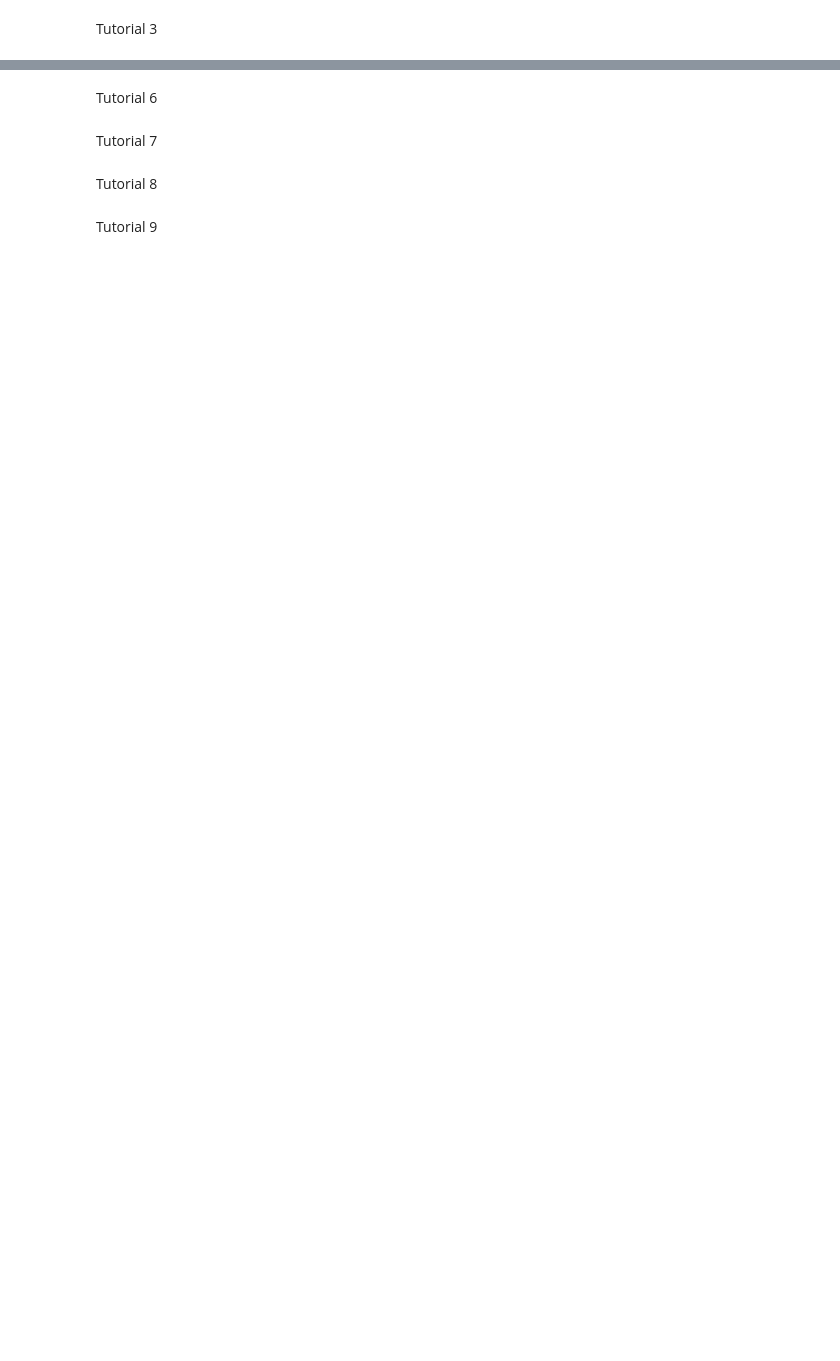
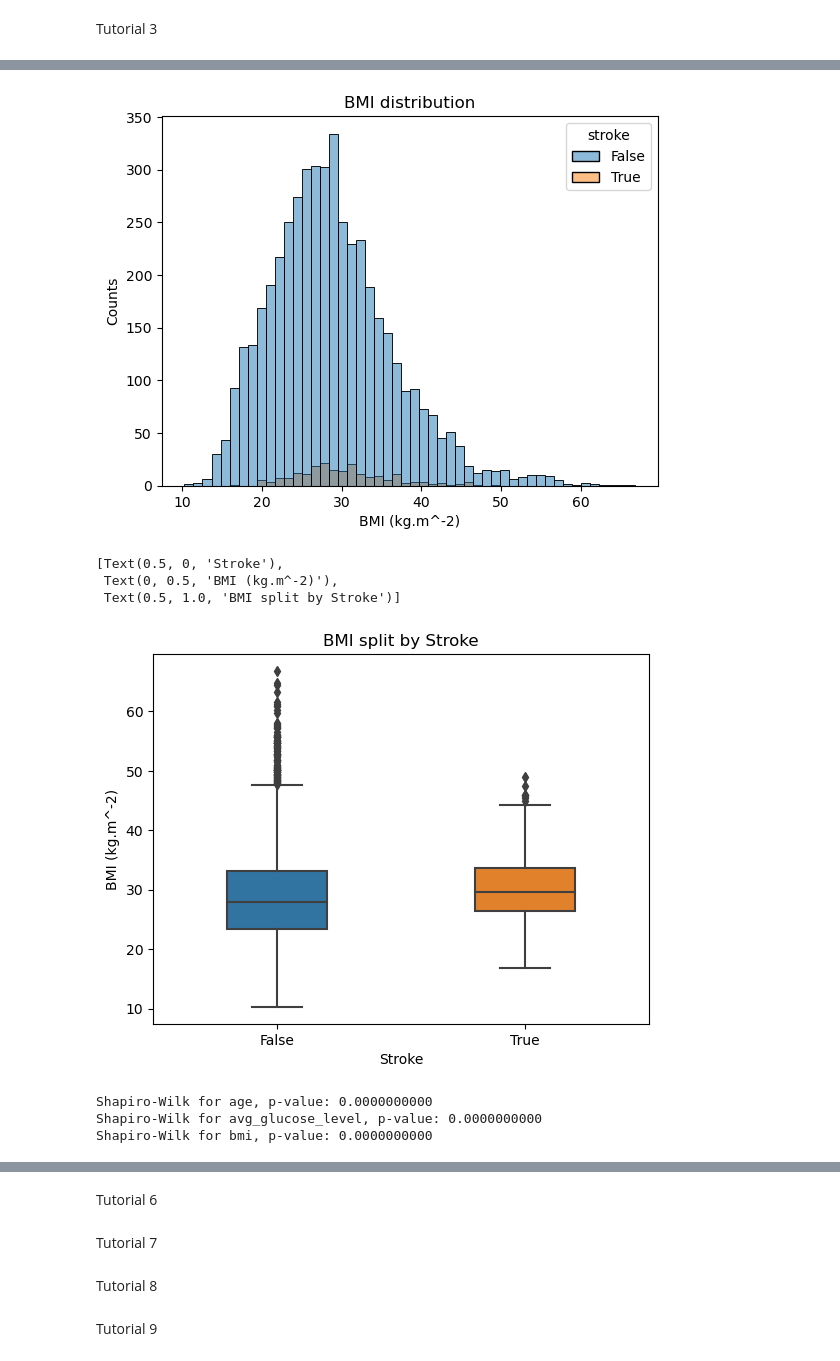
Before and after one commit to mustra12/project_FoDS, a Jupyter notebook: projectFoDS.ipynb, the cells around one changed output, grey strips where cells are left out. Drawn from its saved outputs; the diff is of its cells as text; code cells hidden in the pictures; blank space fills up the shorter version.

```diff
--- a/projectFoDS.ipynb
+++ b/projectFoDS.ipynb
@@ -191,0 +385,29 @@ Tutorial 5
+# %%
+# bmi
+#do the bar plot again to see if outliers are gone
+fig_bmi = sns.histplot(data, x = 'bmi', hue = 'stroke')
+fig_bmi.set(xlabel = 'BMI (kg.m^-2)', ylabel = 'Counts', title = 'BMI distribution')
+plt.show()
+
+fig_bmi_stroke = sns.boxplot(data, x = 'stroke', y ='bmi',width=0.4)
+fig_bmi_stroke.set(xlabel = 'Stroke', ylabel = 'BMI (kg.m^-2)', title = 'BMI split by Stroke')
+# %% [output]
+[figure, added]
+[Text(0.5, 0, 'Stroke'),
+ Text(0, 0.5, 'BMI (kg.m^-2)'),
+ Text(0.5, 1.0, 'BMI split by Stroke')]
+[figure, added]
+# %%
+#Check if continuous variables are normally distributed
+#looking at the hisplots in Tutorial 3
+#Perform Shapiro-Wilk test for normality
+#P value larger than 0.05 -> normal distribution is assumed!
+columns = data.select_dtypes(include=[np.number]).columns
+for var in columns:
+    result = sts.shapiro(data[var].dropna())
+    print(f"Shapiro-Wilk for {var}, p-value: {result.pvalue:.10f}")
+#they are all NOT normally distributed-> take that into account later with alternative statistical techniques or distributions
+# %% [output]
+Shapiro-Wilk for age, p-value: 0.0000000000
+Shapiro-Wilk for avg_glucose_level, p-value: 0.0000000000
+Shapiro-Wilk for bmi, p-value: 0.0000000000
```
Also changed, not shown: parts of 21 cells of this notebook.
